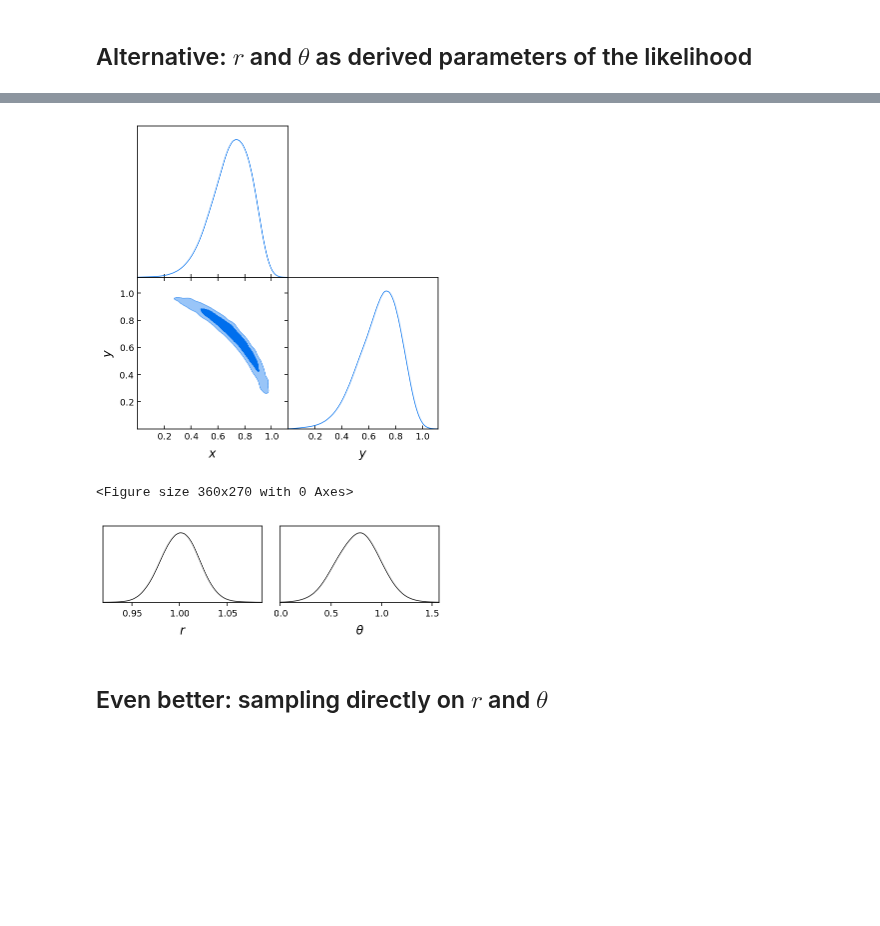
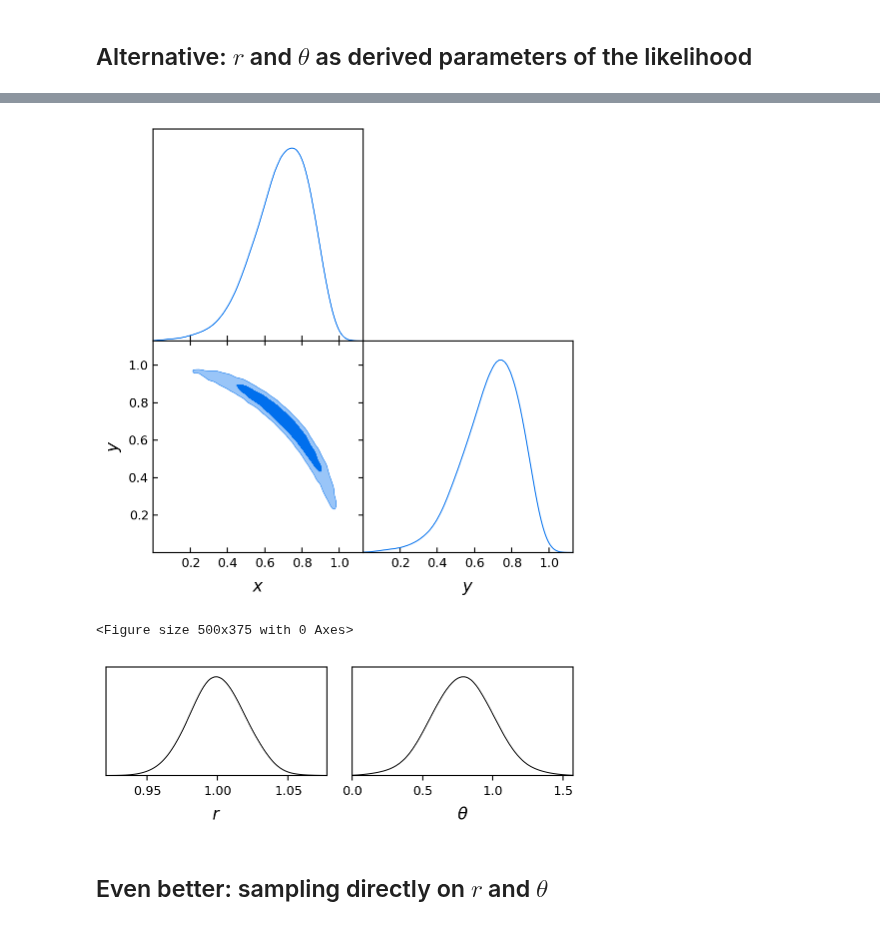
Before and after one commit to CobayaSampler/cobaya, a Jupyter notebook: docs/cobaya-example.ipynb, the cells around one changed output, grey strips where cells are left out. Drawn from its saved outputs; the diff is of its cells as text; code cells hidden in the pictures; blank space fills up the shorter version.

```diff
--- a/docs/cobaya-example.ipynb
+++ b/docs/cobaya-example.ipynb
@@ -161,15 +182,13 @@ updated_info_alt, sampler_alt = run(info_alt)
 # %%
-products_alt = sampler_alt.products()
-gdsamples_alt = MCSamplesFromCobaya(
-    updated_info_alt, products_alt["sample"])
+gdsamples_alt = sampler_alt.products(to_getdist=True)["sample"]
 gdplot = gdplt.get_subplot_plotter(width_inch=5)
 gdplot.triangle_plot(gdsamples_alt, ["x", "y"], filled=True)
 gdplot = gdplt.get_single_plotter(width_inch=5)
 gdplot.plots_1d(gdsamples_alt, ["r", "theta"], nx=2);
 # %% [output]
-[figure, old version]
+[figure, new version]
-<Figure size 360x270 with 0 Axes>
+<Figure size 500x375 with 0 Axes>
-[figure, old version]
+[figure, new version]
 # %% [markdown]
 ## Even better: sampling directly on $r$ and $\theta$
 # %%
```
Also changed, not shown: parts of 8 cells of this notebook.
